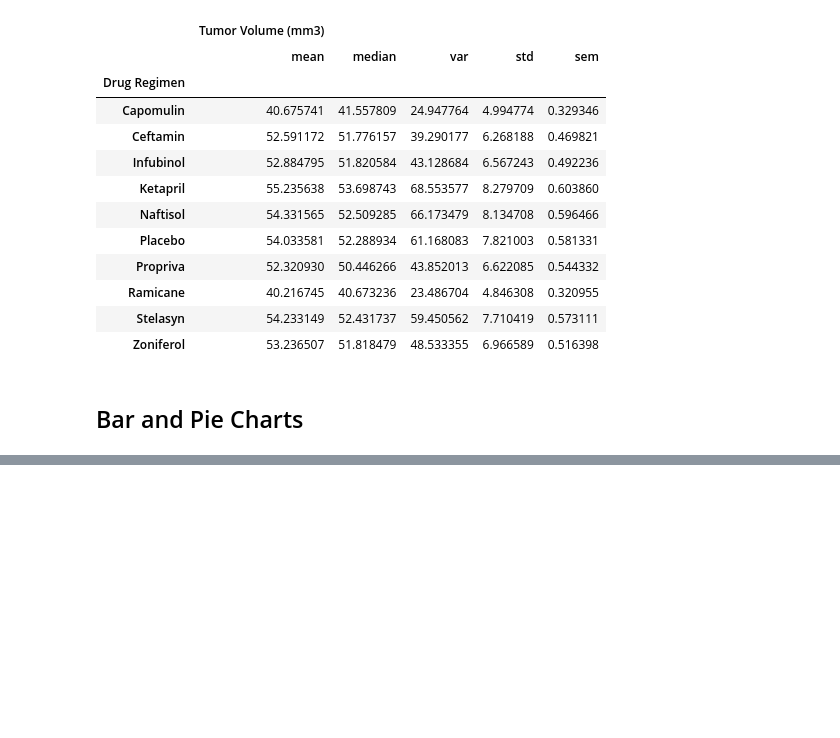
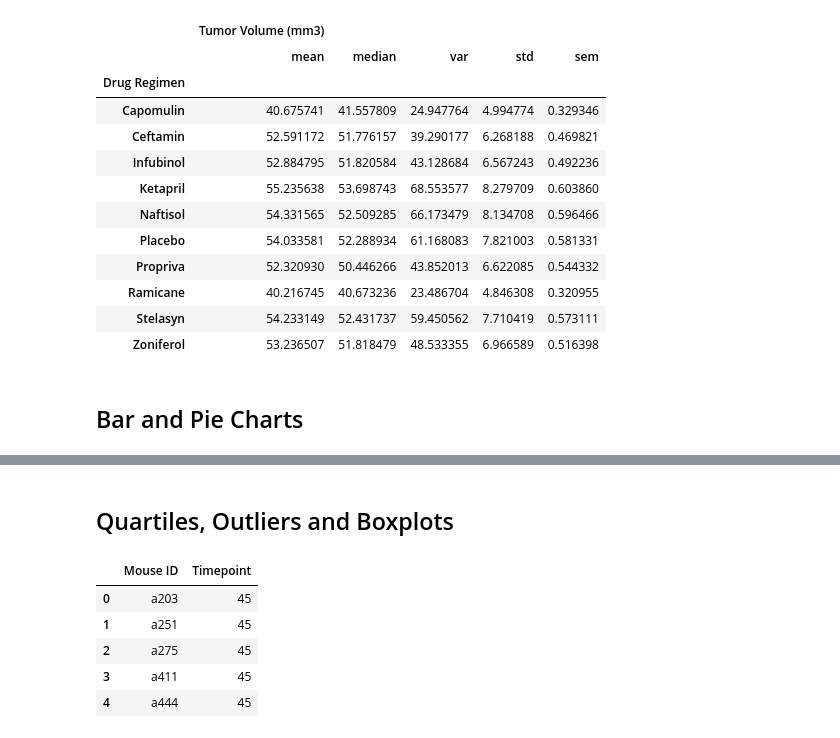
Before and after one commit to tsbarr/matplotlib-challenge, a Jupyter notebook: Pymaceuticals/pymaceuticals_analysis_tsbarr.ipynb, the cells around one changed output, grey strips where cells are left out. Cells and saved outputs as stored; diff of their text form; code cells hidden in the pictures; blank space fills up the shorter version.

```diff
--- a/Pymaceuticals/pymaceuticals_analysis_tsbarr.ipynb
+++ b/Pymaceuticals/pymaceuticals_analysis_tsbarr.ipynb
@@ -192,0 +219,24 @@ summary_statistics
+# %% [markdown]
+## Quartiles, Outliers and Boxplots
+# %%
+# Calculate the final tumor volume of each mouse across four of the treatment regimens:
+# Capomulin, Ramicane, Infubinol, and Ceftamin
+# Put treatments into a list for for loop (and later for plot labels)
+regimen_list = ['Capomulin', 'Ramicane', 'Infubinol', 'Ceftamin']
+
+# Start by getting the last (greatest) timepoint for each mouse
+last_timepoints = (clean_data
+    .query('`Drug Regimen` in @regimen_list')
+    .groupby('Mouse ID', as_index=False)
+    .aggregate(
+        {'Timepoint': 'max'}
+    )
+)
+last_timepoints.head()
+# %% [output]
+|  | Mouse ID | Timepoint |
+| 0 | a203 | 45 |
+| 1 | a251 | 45 |
+| 2 | a275 | 45 |
+| 3 | a411 | 45 |
+| 4 | a444 | 45 |
```
Also changed, not shown: parts of 10 cells of this notebook.
